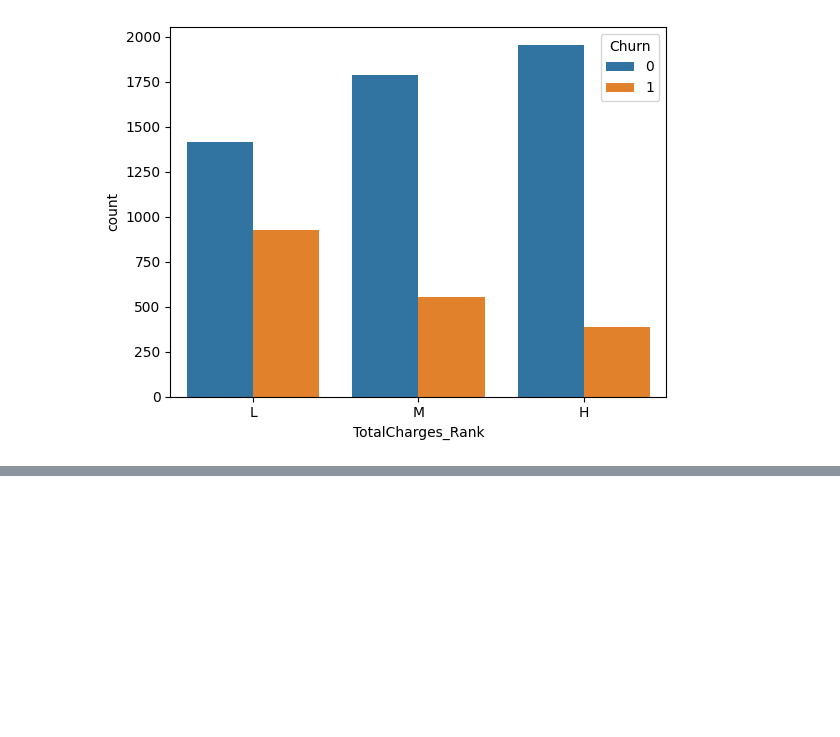
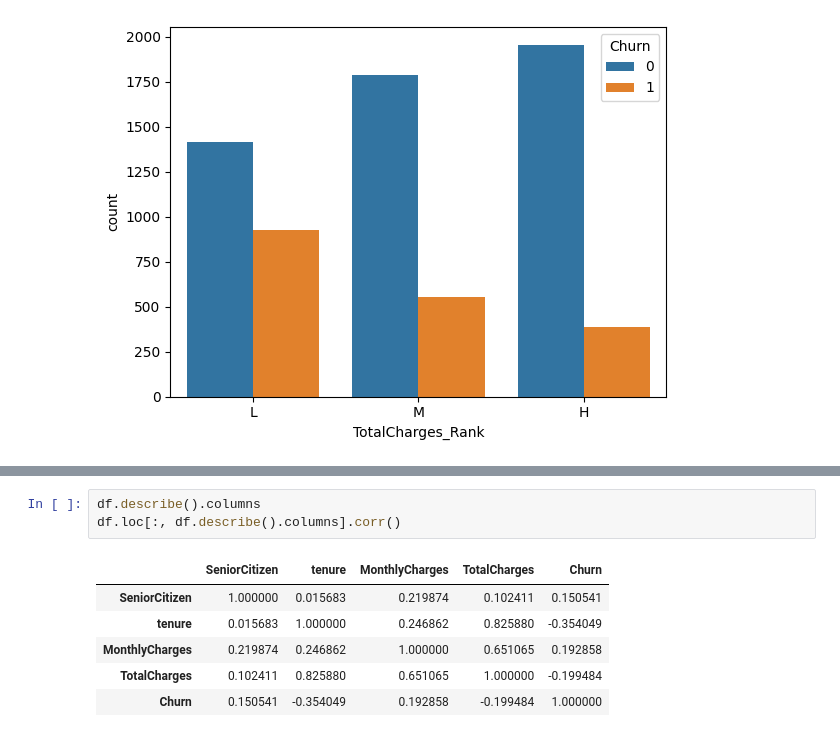
Before and after one commit to Raewon12/pandas-data-analysis, a Jupyter notebook: part5/EDA/telecom.ipynb, the cells around one changed output, grey strips where cells are left out. Cells and saved outputs as stored; diff of their text form; blank space fills up the shorter version.

```diff
--- a/part5/EDA/telecom.ipynb
+++ b/part5/EDA/telecom.ipynb
@@ -145,0 +199,10 @@ sns.countplot(data=df, x='TotalCharges_Rank',hue='Churn')
+# %%
+df.describe().columns
+df.loc[:, df.describe().columns].corr()
+# %% [output]
+|  | SeniorCitizen | tenure | MonthlyCharges | TotalCharges | Churn |
+| SeniorCitizen | 1.000000 | 0.015683 | 0.219874 | 0.102411 | 0.150541 |
+| tenure | 0.015683 | 1.000000 | 0.246862 | 0.825880 | -0.354049 |
+| MonthlyCharges | 0.219874 | 0.246862 | 1.000000 | 0.651065 | 0.192858 |
+| TotalCharges | 0.102411 | 0.825880 | 0.651065 | 1.000000 | -0.199484 |
+| Churn | 0.150541 | -0.354049 | 0.192858 | -0.199484 | 1.000000 |
```
Also changed, not shown: parts of 11 cells of this notebook.
